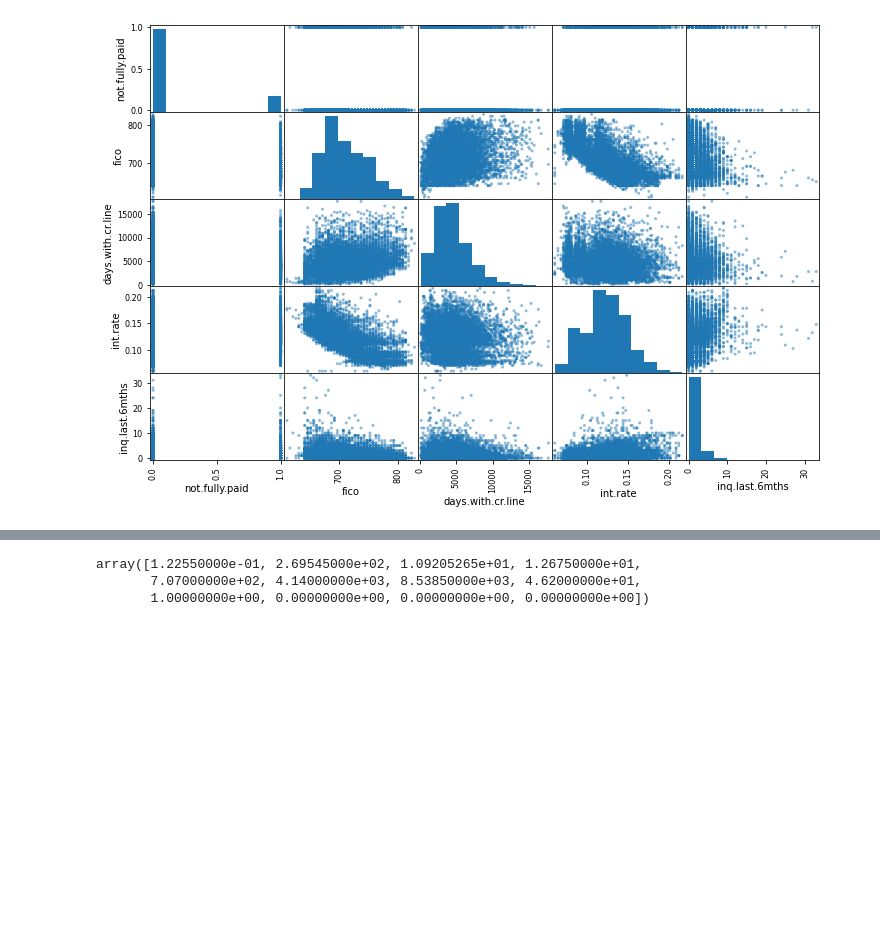
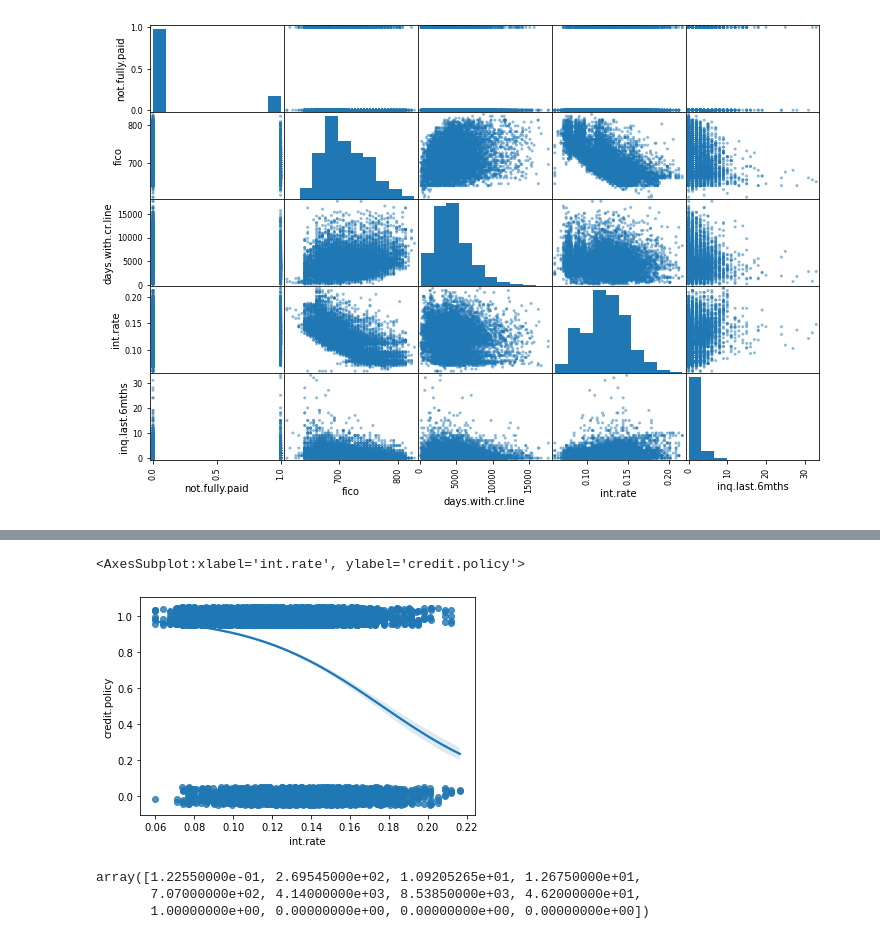
Before and after one commit to eugenekim3107/loan-credential-predictor, a Jupyter notebook: notebooks/data_exploration.ipynb, the cells around one changed output, grey strips where cells are left out. Saved outputs shown, nothing was run; the diff lists cells and outputs as text; code cells hidden in the pictures; blank space fills up the shorter version.

```diff
--- a/notebooks/data_exploration.ipynb
+++ b/notebooks/data_exploration.ipynb
@@ -137,3 +143,8 @@ array([[<AxesSubplot:xlabel='not.fully.paid', ylabel='not.fully.paid'>,
+# %%
+sns.regplot(x='int.rate', y='credit.policy', data=loan, y_jitter=.05, logistic=True)
+# %% [output]
+<AxesSubplot:xlabel='int.rate', ylabel='credit.policy'>
+[figure, added]
 # %%
 #split features and label
 loan = strat_train_set.drop('credit.policy',axis=1)
```
Also changed, not shown: parts of 2 cells of this notebook.
